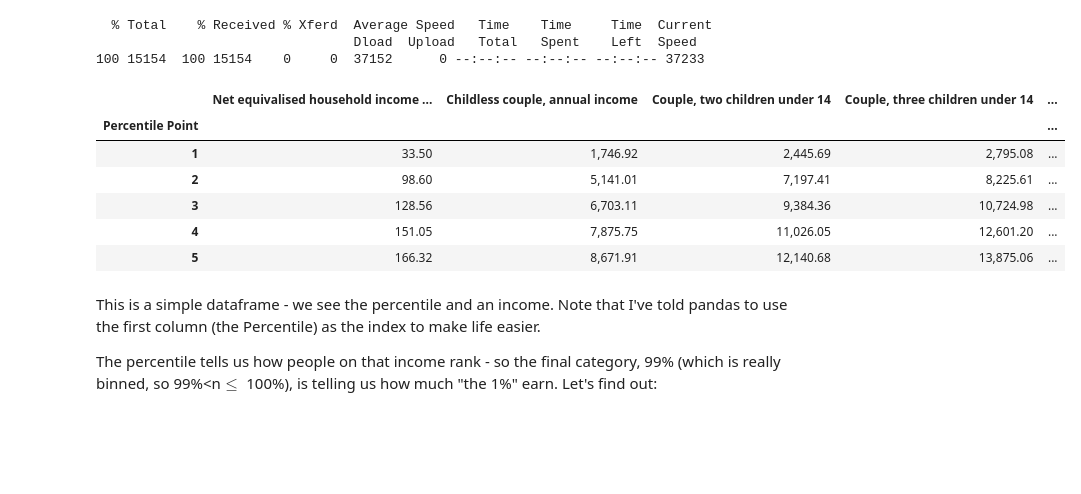
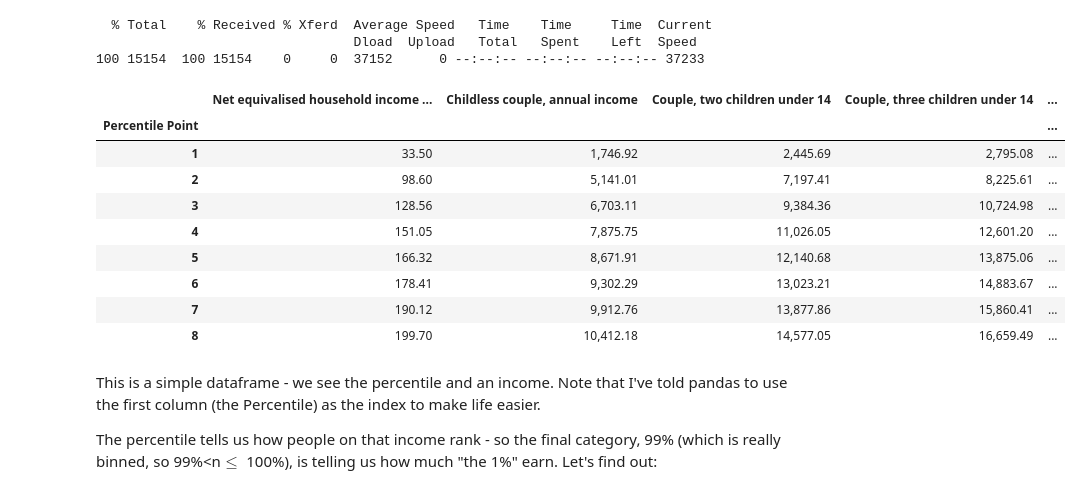
Before and after one commit to yui661/QM2, a Jupyter notebook: notebooks/W02. Pandas.ipynb, the cells around one changed output. Cells and saved outputs as stored; diff of their text form; code cells hidden in the pictures; blank space fills up the shorter version.

```diff
--- a/notebooks/W02. Pandas.ipynb
+++ b/notebooks/W02. Pandas.ipynb
@@ -53,16 +53,19 @@ pylab.rcParams['figure.figsize'] = (10., 8.)
 # %%
 data_path = "./data/wk2/incomes.csv"
 
 income =  pandas.read_csv(data_path, index_col=0)
-income.head()
+income.head(8)
 # %% [output]
 |  | Net equivalised household income ... | Childless couple, annual income | Couple, two children under 14 | Couple, three children under 14 | ... |
 | Percentile Point |  |  |  |  | ... |
 | 1 | 33.50 | 1,746.92 | 2,445.69 | 2,795.08 | ... |
 | 2 | 98.60 | 5,141.01 | 7,197.41 | 8,225.61 | ... |
 | 3 | 128.56 | 6,703.11 | 9,384.36 | 10,724.98 | ... |
 | 4 | 151.05 | 7,875.75 | 11,026.05 | 12,601.20 | ... |
 | 5 | 166.32 | 8,671.91 | 12,140.68 | 13,875.06 | ... |
+| 6 | 178.41 | 9,302.29 | 13,023.21 | 14,883.67 | ... |
+| 7 | 190.12 | 9,912.76 | 13,877.86 | 15,860.41 | ... |
+| 8 | 199.70 | 10,412.18 | 14,577.05 | 16,659.49 | ... |
 # %% [markdown]
 This is a simple dataframe - we see the percentile and an income. Note that I've told pandas to use the first column (the Percentile) as the index to make life easier.
 
```
Also changed, not shown: parts of 5 cells of this notebook.
